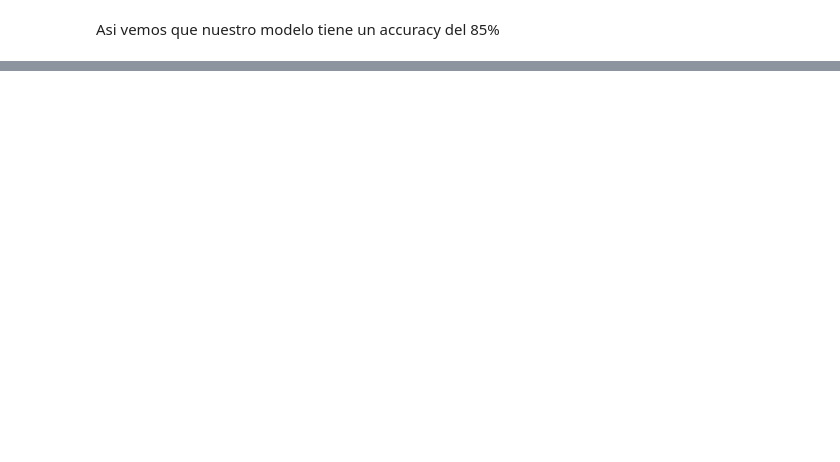
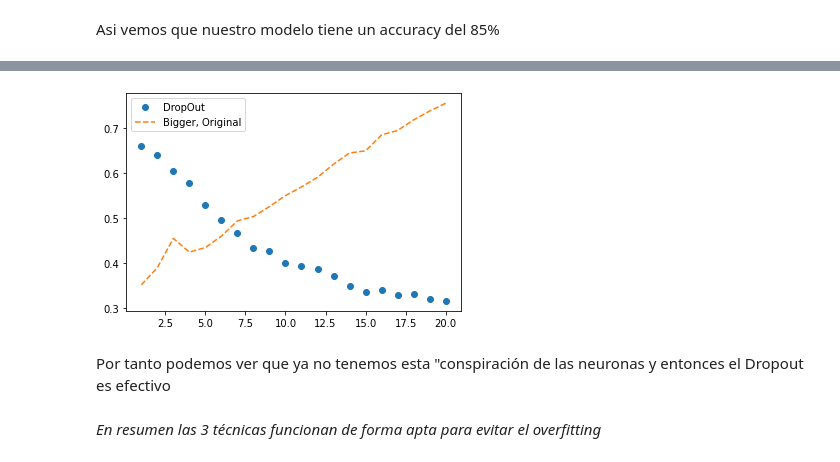
Before and after one commit to simoncardenas2002/Redes-Neuronales, a Jupyter notebook: binary_clasification.ipynb, the cells around one changed output, grey strips where cells are left out. Cells and saved outputs as stored; diff of their text form; code cells hidden in the pictures; blank space fills up the shorter version.

```diff
--- a/binary_clasification.ipynb
+++ b/binary_clasification.ipynb
@@ -115,0 +228,18 @@ Asi vemos que nuestro modelo tiene un accuracy del 85%
+# %%
+model4=models.Sequential() #Modelo tipo secuencial
+model4.add(layers.Dense(4,activation="relu",input_shape=(10000,))) #capas densas de 16 neuronas con activacion reLu
+#DROPOUT se aplica como una capa
+model4.add(layers.Dropout(0.5)) #Inactivará el 50% de las neuronas en cada iteracion
+model4.add(layers.Dense(4,activation="relu")) #estas capas no requieren input porque son ocultas
+model4.add(layers.Dropout(0.5))
+model4.add(layers.Dense(1,activation="sigmoid")) #Se cambia de función de activación por una apta para probabilidad
+
+model4.compile(optimizer="rmsprop", #tipo de funcion optimizadora
+              loss="binary_crossentropy",  #función de pérdida
+              metrics=["acc"])
+
+history4 = model4.fit(partial_x_train,
+                    partial_y_train,
+                    epochs=20,
+                    batch_size=512,
+                    validation_data=(x_val,y_val))
@@ -115,0 +264,18 @@ Asi vemos que nuestro modelo tiene un accuracy del 85%
+# %%
+history_dict=history.history
+
+loss_values=history_dict["loss"]
+val_loss_values=history_dict["val_loss"]
+val_loss_values_4=history4.history["val_loss"]
+
+epoch=range(1,len(loss_values)+1)
+plt.plot(epoch,val_loss_values_4,"o",label="DropOut")
+plt.plot(epoch,val_loss_values,"--",label="Bigger, Original")
+plt.legend()
+plt.show()
+# %% [output]
+[figure, added]
+# %% [markdown]
+Por tanto podemos ver que ya no tenemos esta "conspiración de las neuronas y entonces el Dropout es efectivo
+# %% [markdown]
+*En resumen las 3 técnicas funcionan de forma apta para evitar el overfitting*
```
Also changed, not shown: parts of 18 cells of this notebook.
